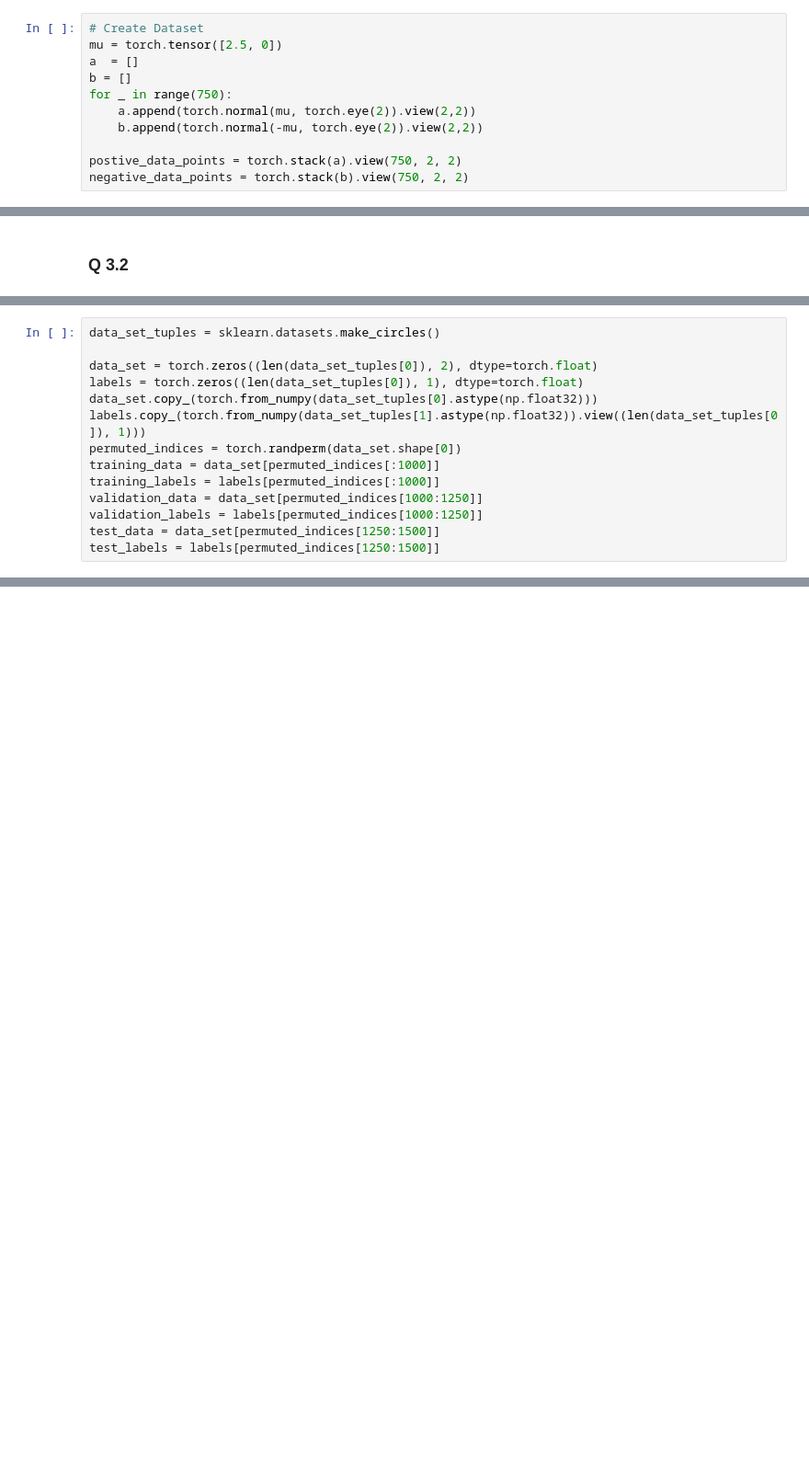
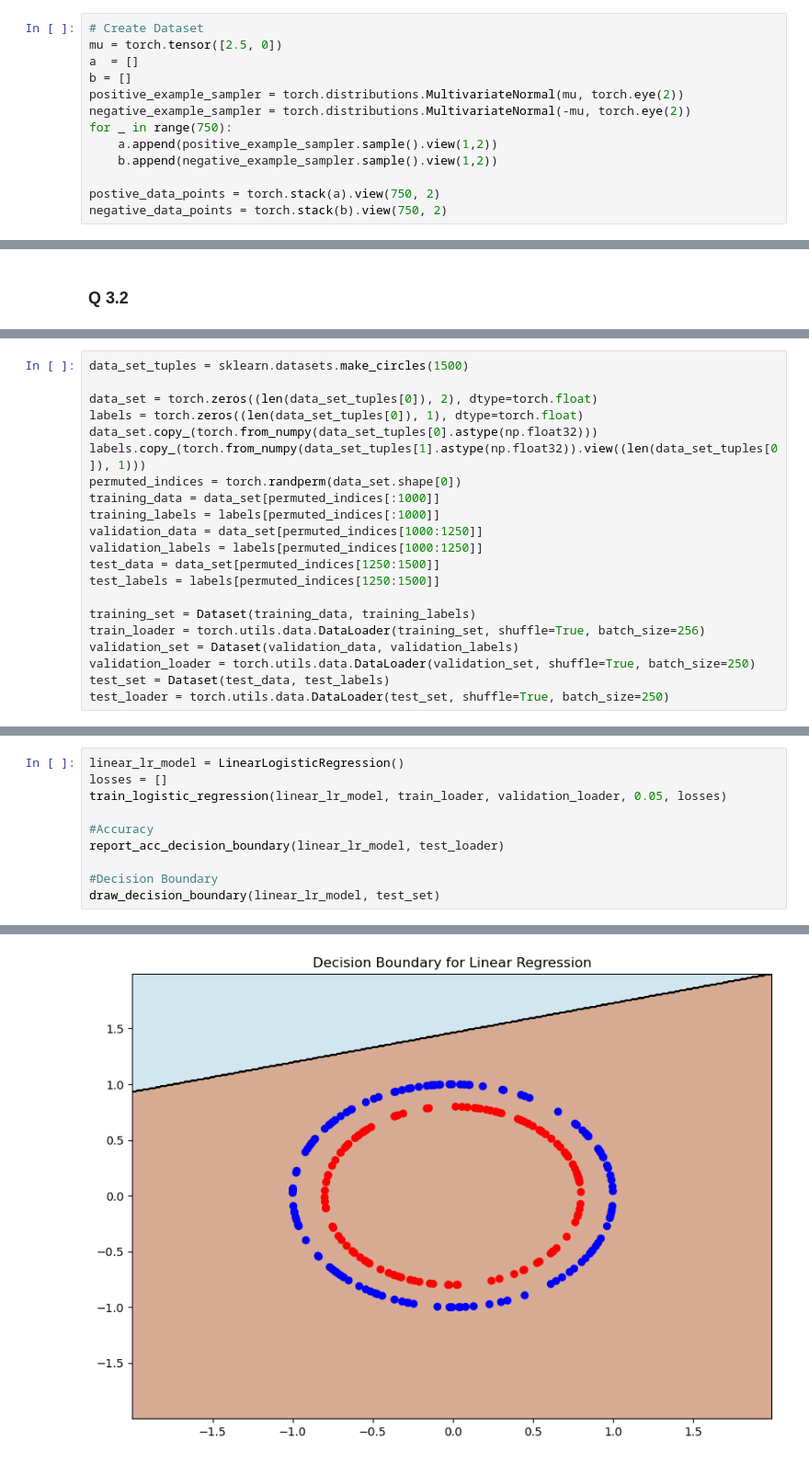
Before and after one commit to arnav-s/fall2022-cs760-hw6, a Jupyter notebook: q3.ipynb, the cells around one changed output, grey strips where cells are left out. Shown: that part at 92% size. Drawn from its saved outputs; the diff is of its cells as text; blank space fills up the shorter version.

```diff
--- a/q3.ipynb
+++ b/q3.ipynb
@@ -57,12 +95,14 @@ def run_knn(k, X_train, Y_train, X_test):
 mu = torch.tensor([2.5, 0])
 a  = []
 b = []
+positive_example_sampler = torch.distributions.MultivariateNormal(mu, torch.eye(2))
+negative_example_sampler = torch.distributions.MultivariateNormal(-mu, torch.eye(2))
 for _ in range(750):
-    a.append(torch.normal(mu, torch.eye(2)).view(2,2))
-    b.append(torch.normal(-mu, torch.eye(2)).view(2,2))
+    a.append(positive_example_sampler.sample().view(1,2))
+    b.append(negative_example_sampler.sample().view(1,2))
 
-postive_data_points = torch.stack(a).view(750, 2, 2)
-negative_data_points = torch.stack(b).view(750, 2, 2)
+postive_data_points = torch.stack(a).view(750, 2)
+negative_data_points = torch.stack(b).view(750, 2)
 # %%
 data_set = torch.cat((postive_data_points, negative_data_points))
 labels = torch.cat((torch.ones(750, 1), torch.zeros(750, 1)))
@@ -159,5 +239,5 @@ from sklearn import datasets
 # %%
-data_set_tuples = sklearn.datasets.make_circles()
+data_set_tuples = sklearn.datasets.make_circles(1500)
 
 data_set = torch.zeros((len(data_set_tuples[0]), 2), dtype=torch.float)
 labels = torch.zeros((len(data_set_tuples[0]), 1), dtype=torch.float)
@@ -170,3 +250,10 @@ validation_data = data_set[permuted_indices[1000:1250]]
 validation_labels = labels[permuted_indices[1000:1250]]
 test_data = data_set[permuted_indices[1250:1500]]
 test_labels = labels[permuted_indices[1250:1500]]
+
+training_set = Dataset(training_data, training_labels)
+train_loader = torch.utils.data.DataLoader(training_set, shuffle=True, batch_size=256)
+validation_set = Dataset(validation_data, validation_labels)
+validation_loader = torch.utils.data.DataLoader(validation_set, shuffle=True, batch_size=250)
+test_set = Dataset(test_data, test_labels)
+test_loader = torch.utils.data.DataLoader(test_set, shuffle=True, batch_size=250)
@@ -191,0 +262,11 @@ test_labels = labels[permuted_indices[1250:1500]]
+# %%
+linear_lr_model = LinearLogisticRegression()
+losses = []
+train_logistic_regression(linear_lr_model, train_loader, validation_loader, 0.05, losses)
+
+#Accuracy
+report_acc_decision_boundary(linear_lr_model, test_loader)
+
+#Decision Boundary
+draw_decision_boundary(linear_lr_model, test_set)
+# %% [output]
@@ -191,0 +274 @@ test_labels = labels[permuted_indices[1250:1500]]
+[figure, added]
```
Also changed, not shown: parts of 16 cells of this notebook.
